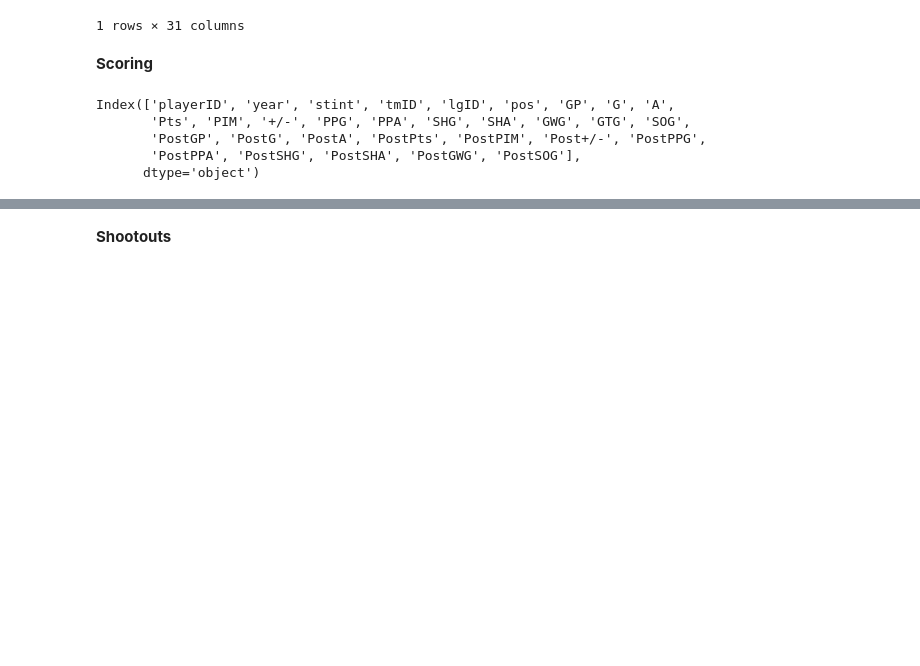
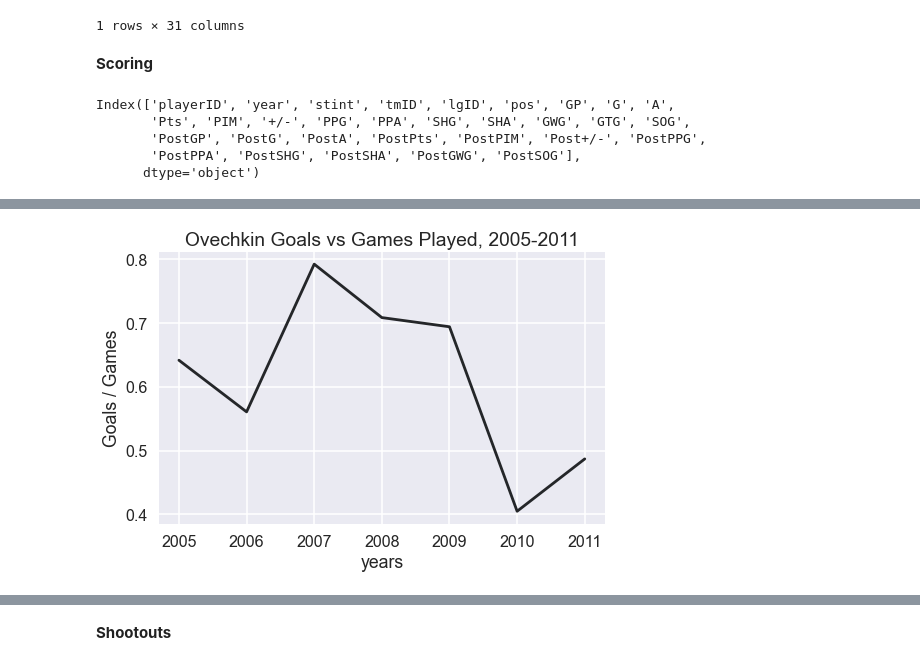
Before and after one commit to aakiyanova/Hockey-Data-Analysis, a Jupyter notebook: notebooks/notebook-3-ovechkin-data.ipynb, the cells around one changed output, grey strips where cells are left out. Drawn from its saved outputs; the diff is of its cells as text; code cells hidden in the pictures; blank space fills up the shorter version.

```diff
--- a/notebooks/notebook-3-ovechkin-data.ipynb
+++ b/notebooks/notebook-3-ovechkin-data.ipynb
@@ -76,0 +118,5 @@ ovechkin_score.head()
+# %%
+# engineer a column of number of goals out of games played
+pd.options.mode.chained_assignment = None  # default='warn'
+ovechkin_score['G/GP'] = ovechkin_score.apply(lambda x: x['G'] if x['G'] < 1 else x['G']/x['GP'], axis=1)
+ovechkin_score
@@ -76,0 +133,5 @@ ovechkin_score.head()
+# %%
+# engineer a column of number of assists out of games played
+pd.options.mode.chained_assignment = None  # default='warn'
+ovechkin_score['A/GP'] = ovechkin_score.apply(lambda x: x['A'] if x['A'] < 1 else x['A']/x['GP'], axis=1)
+ovechkin_score
@@ -76,0 +148,5 @@ ovechkin_score.head()
+# %%
+# engineer a column of number of assists out of games played
+pd.options.mode.chained_assignment = None  # default='warn'
+ovechkin_score['Pts/GP'] = ovechkin_score.apply(lambda x: x['Pts'] if x['Pts'] < 1 else x['Pts']/x['GP'], axis=1)
+ovechkin_score
@@ -76,0 +163,14 @@ ovechkin_score.head()
+# %%
+# construct goals vs games chart
+style.use('seaborn-darkgrid')
+style.use('seaborn-muted')
+sns.set_palette(sns.dark_palette('#69d', 10))
+plt.figure(figsize=(8,5))
+sns.lineplot(data=ovechkin_score, x="year", y="G/GP")
+plt.title('Ovechkin Goals vs Games Played, 2005-2011')
+plt.xlabel('years')
+plt.ylabel('Goals / Games')
+plt.show
+plt.savefig('charts/GoalsVsGames');
+# %% [output]
+[figure, added]
```
Also changed, not shown: parts of 32 cells of this notebook, 26 other files.
